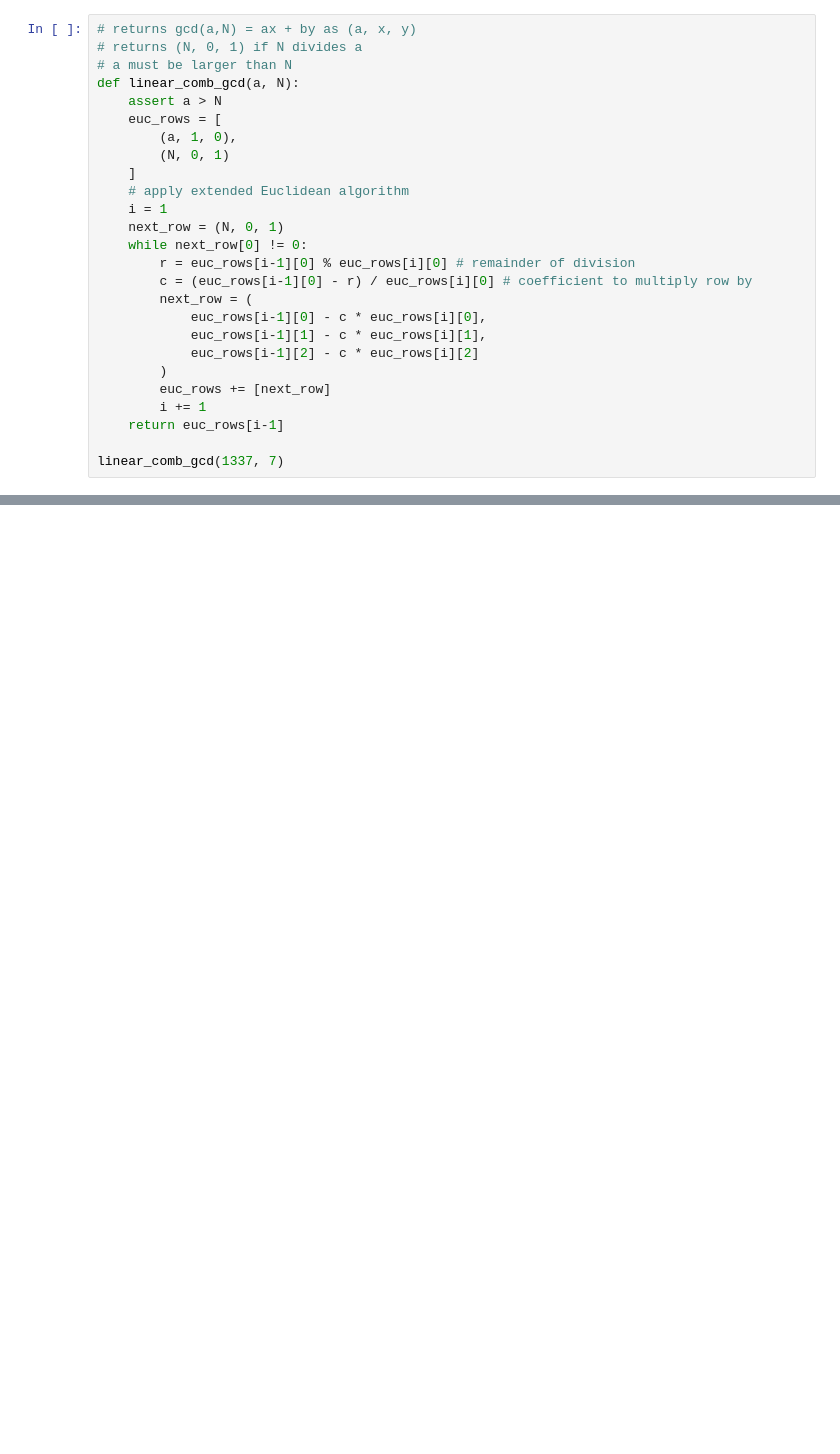
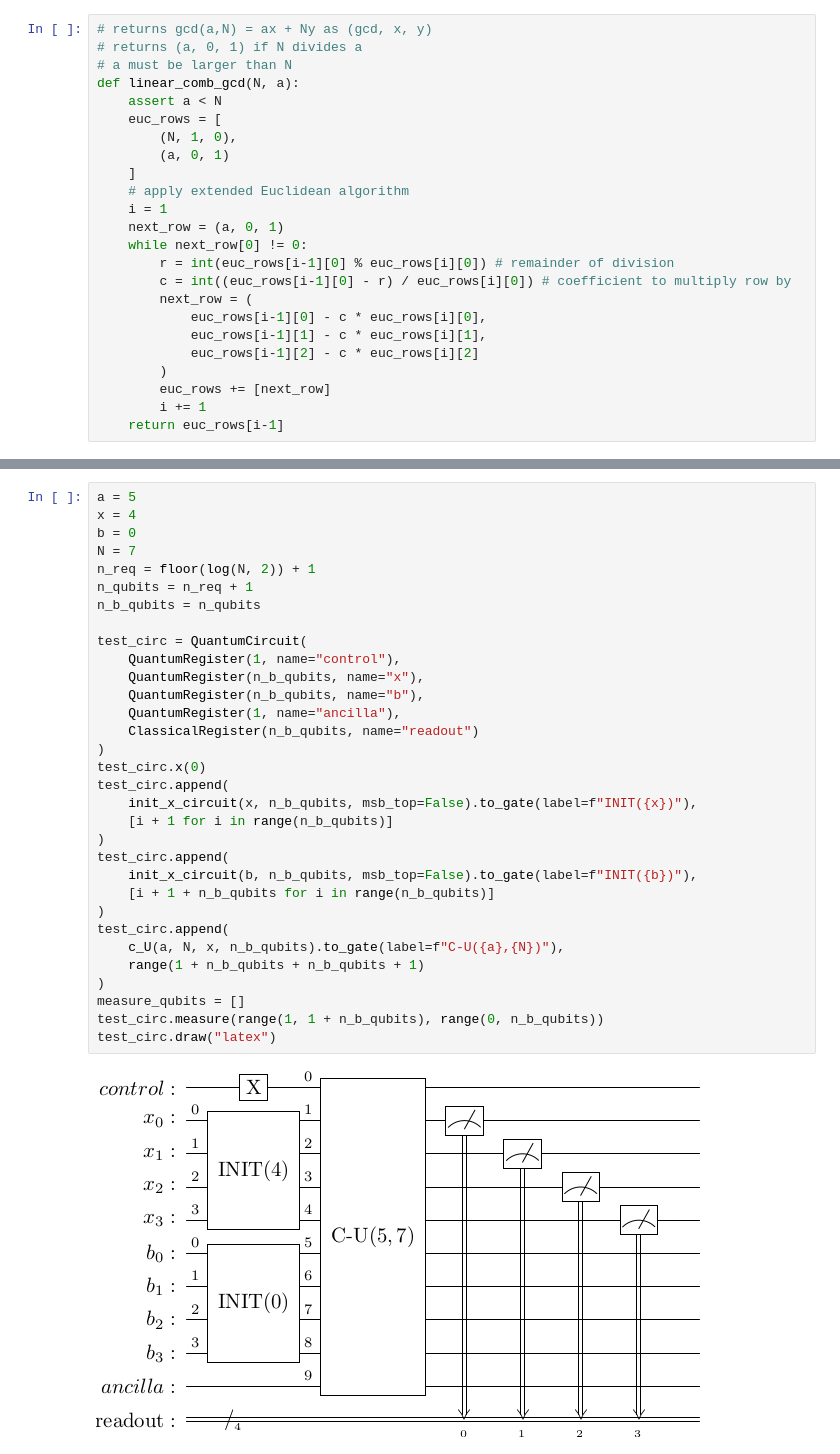
Before and after one commit to Treks2448/shors-algorithm, a Jupyter notebook: controlled-u-gate.ipynb, the cells around one changed output, grey strips where cells are left out. Saved outputs shown, nothing was run; the diff lists cells and outputs as text; blank space fills up the shorter version.

```diff
--- a/controlled-u-gate.ipynb
+++ b/controlled-u-gate.ipynb
@@ -5,19 +7,19 @@ done
 # %%
-# returns gcd(a,N) = ax + by as (a, x, y)
-# returns (N, 0, 1) if N divides a
+# returns gcd(a,N) = ax + Ny as (gcd, x, y)
+# returns (a, 0, 1) if N divides a
 # a must be larger than N
-def linear_comb_gcd(a, N):
-    assert a > N
+def linear_comb_gcd(N, a):
+    assert a < N
     euc_rows = [
-        (a, 1, 0),
-        (N, 0, 1)
+        (N, 1, 0),
+        (a, 0, 1)
     ]
     # apply extended Euclidean algorithm
     i = 1
-    next_row = (N, 0, 1)
+    next_row = (a, 0, 1)
     while next_row[0] != 0:
-        r = euc_rows[i-1][0] % euc_rows[i][0] # remainder of division
-        c = (euc_rows[i-1][0] - r) / euc_rows[i][0] # coefficient to multiply row by
+        r = int(euc_rows[i-1][0] % euc_rows[i][0]) # remainder of division
+        c = int((euc_rows[i-1][0] - r) / euc_rows[i][0]) # coefficient to multiply row by
         next_row = (
             euc_rows[i-1][0] - c * euc_rows[i][0],
             euc_rows[i-1][1] - c * euc_rows[i][1],
@@ -26,5 +28,3 @@ def linear_comb_gcd(a, N):
         euc_rows += [next_row]
         i += 1
     return euc_rows[i-1]
-
-linear_comb_gcd(1337, 7)
@@ -32,0 +70,34 @@ linear_comb_gcd(1337, 7)
+# %%
+a = 5
+x = 4
+b = 0
+N = 7
+n_req = floor(log(N, 2)) + 1
+n_qubits = n_req + 1
+n_b_qubits = n_qubits
+
+test_circ = QuantumCircuit(
+    QuantumRegister(1, name="control"),
+    QuantumRegister(n_b_qubits, name="x"),
+    QuantumRegister(n_b_qubits, name="b"),
+    QuantumRegister(1, name="ancilla"),
+    ClassicalRegister(n_b_qubits, name="readout")
+)
+test_circ.x(0)
+test_circ.append(
+    init_x_circuit(x, n_b_qubits, msb_top=False).to_gate(label=f"INIT({x})"),
+    [i + 1 for i in range(n_b_qubits)]
+)
+test_circ.append(
+    init_x_circuit(b, n_b_qubits, msb_top=False).to_gate(label=f"INIT({b})"),
+    [i + 1 + n_b_qubits for i in range(n_b_qubits)]
+)
+test_circ.append(
+    c_U(a, N, x, n_b_qubits).to_gate(label=f"C-U({a},{N})"),
+    range(1 + n_b_qubits + n_b_qubits + 1)
+)
+measure_qubits = []
+test_circ.measure(range(1, 1 + n_b_qubits), range(0, n_b_qubits))
+test_circ.draw("latex")
+# %% [output]
+[figure, added]
```
Also changed, not shown: parts of 7 cells of this notebook, 2 other files.
